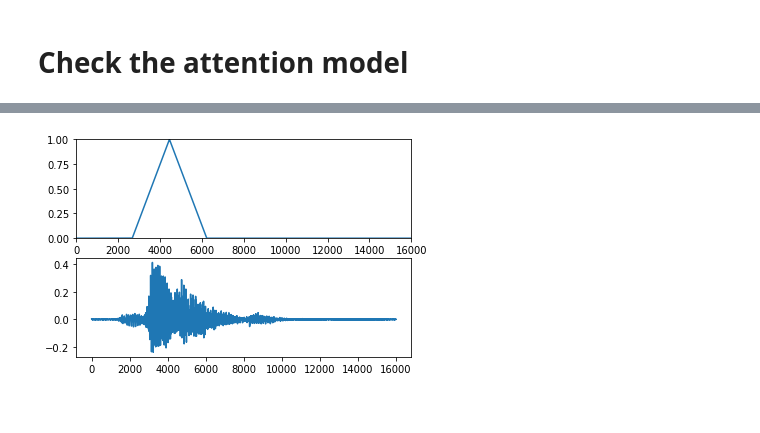
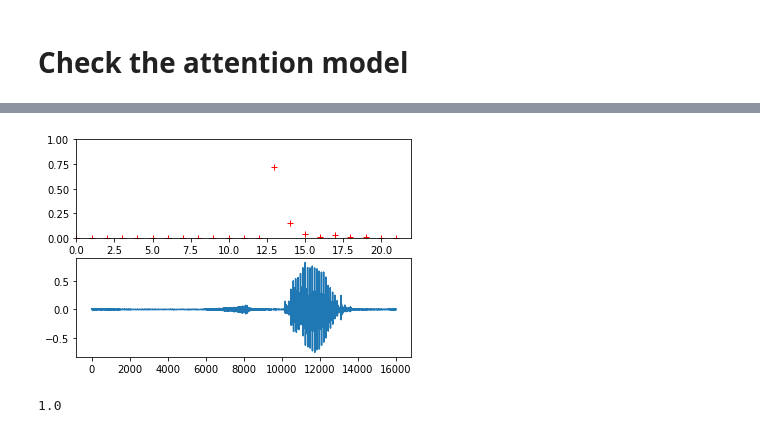
Before and after one commit to see--/speech_recognition, a Jupyter notebook: explore.ipynb, the cells around one changed output, grey strips where cells are left out. Saved outputs shown, nothing was run; the diff lists cells and outputs as text; code cells hidden in the pictures.

Commit message:
Training 112: LSTM with Attention

```diff
--- a/explore.ipynb
+++ b/explore.ipynb
@@ -22,6 +22,7 @@ from model import prepare_model_settings, relu6, overlapping_time_slice_stack
 from keras.applications.mobilenet import DepthwiseConv2D
 from keras.models import Model
 from keras import backend as K
+from keras.activations import softmax
 import tensorflow as tf
 from tensorflow.contrib.framework.python.ops import audio_ops as contrib_audio
 from tensorflow.python.ops import io_ops
@@ -30,7 +31,8 @@ from keras.models import Model, load_model
 
 def my_load_model(fn):
     return load_model(fn, {'relu6': relu6, 'DepthwiseConv2D': DepthwiseConv2D,
-                           'overlapping_time_slice_stack': overlapping_time_slice_stack})
+                           'overlapping_time_slice_stack': overlapping_time_slice_stack,
+                           'softmax': softmax})
 
 def pad_crop(data, desired_size=16000):
     data_len = len(data)
@@ -1548,7 +1552,7 @@ plt.show()
 # %% [markdown]
 # Check the attention model
 # %%
-model = my_load_model('checkpoints_109/ep-073-vl-0.1745.hdf5')
+model = my_load_model('checkpoints_111/ep-016-vl-0.2403.hdf5')
 print(model.summary())
 # %% [output]
 __________________________________________________________________________________________________
@@ -1569,6 +1573,6 @@ Non-trainable params: 6,784
 __________________________________________________________________________________________________
 None
 # %%
-attention = Model(model.input, model.layers[-5].output)
+attention = Model(model.input, model.layers[-4].output)
 print(attention.output_shape)
 # %% [output]
@@ -1597,14 +1610,17 @@ for fn in test_fns:
 # %%
-data = np.roll(data, -3000)
+data = np.roll(data, -4000)
 attention_val = attention.predict(data.reshape((1, -1))).reshape((1, -1))
-attention_val = cv2.resize(attention_val, (16000, 1)).squeeze()
+# attention_val = cv2.resize(attention_val, (16000, 1))
+attention_val = attention_val.squeeze()
 disp_count += 1
 # print(attention_val)
 plt.subplot(2, 1, 1)
-plt.plot(range(len(attention_val)), attention_val)
+plt.plot(range(len(attention_val)), attention_val, 'r+')
 plt.axis([0, len(attention_val), 0, 1])
 plt.subplot(2, 1, 2)
 plt.plot(range(len(data)), data)
 plt.show()
+print(attention_val.sum())
 # %% [output]
-[figure, old version]
+[figure, new version]
+1.0
```
Also changed, not shown: parts of 4 cells of this notebook, 2 other files.
